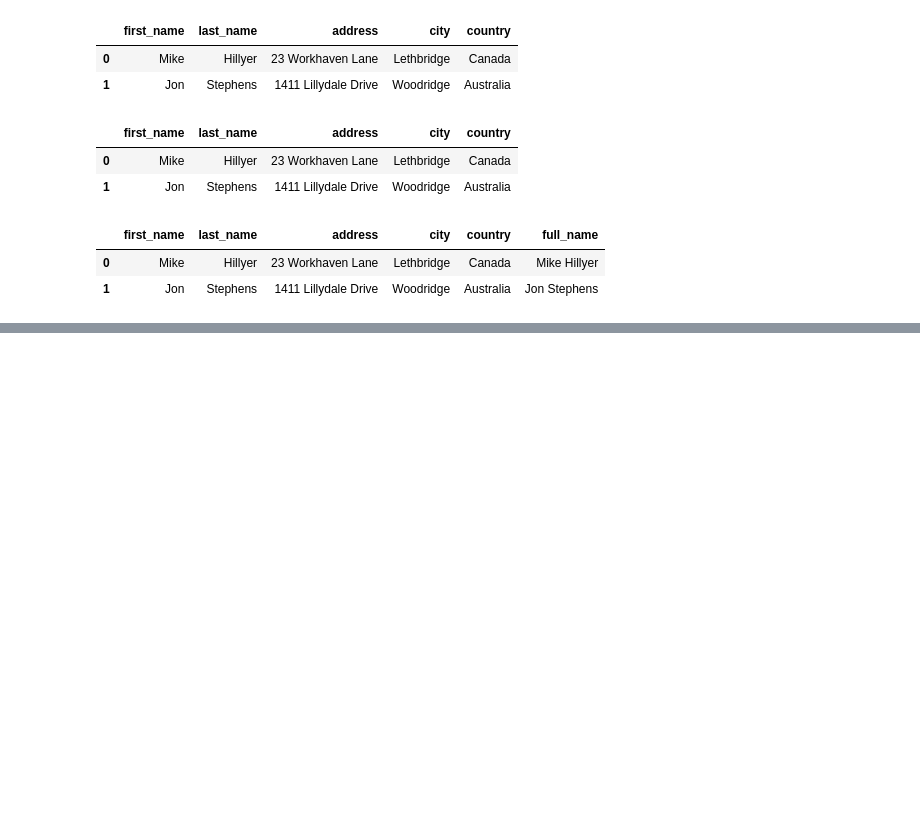
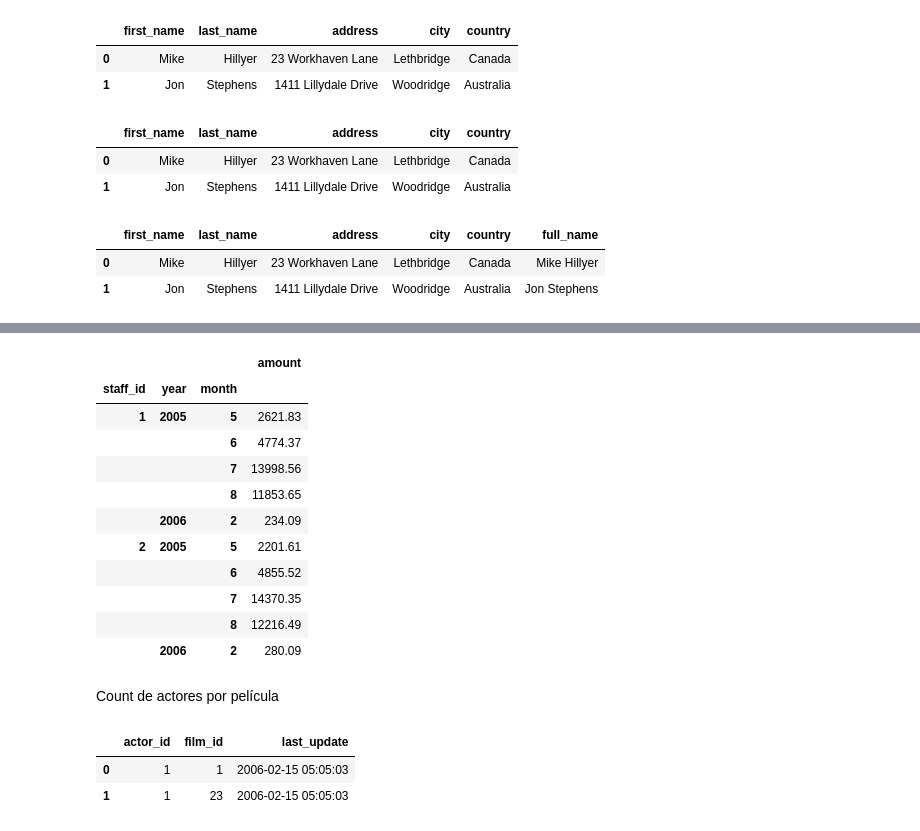
Before and after one commit to MiguelAngel3378/CURSO_ANALISIS_BD2, a Jupyter notebook: m4_pandas/operaciones/sakila_join.ipynb, the cells around one changed output, grey strips where cells are left out. Cells and saved outputs as stored; diff of their text form; code cells hidden in the pictures; blank space fills up the shorter version.

```diff
--- a/m4_pandas/operaciones/sakila_join.ipynb
+++ b/m4_pandas/operaciones/sakila_join.ipynb
@@ -89,0 +225,25 @@ df_staff_direction
+# %%
+# agrupar pagos por empleado, año y mes
+pd.DataFrame(df_payment.groupby(['staff_id', 'year', 'month'])['amount'].sum())
+# %% [output]
+|  |  |  | amount |
+| staff_id | year | month |  |
+| 1 | 2005 | 5 | 2621.83 |
+|  |  | 6 | 4774.37 |
+|  |  | 7 | 13998.56 |
+|  |  | 8 | 11853.65 |
+|  | 2006 | 2 | 234.09 |
+| 2 | 2005 | 5 | 2201.61 |
+|  |  | 6 | 4855.52 |
+|  |  | 7 | 14370.35 |
+|  |  | 8 | 12216.49 |
+|  | 2006 | 2 | 280.09 |
+# %% [markdown]
+Count de actores por película
+# %%
+df_film_actor = pd.read_sql('SELECT * FROM film_actor;', connection)
+df_film_actor.head(2)
+# %% [output]
+|  | actor_id | film_id | last_update |
+| 0 | 1 | 1 | 2006-02-15 05:05:03 |
+| 1 | 1 | 23 | 2006-02-15 05:05:03 |
```
Also changed, not shown: parts of 20 cells of this notebook.
